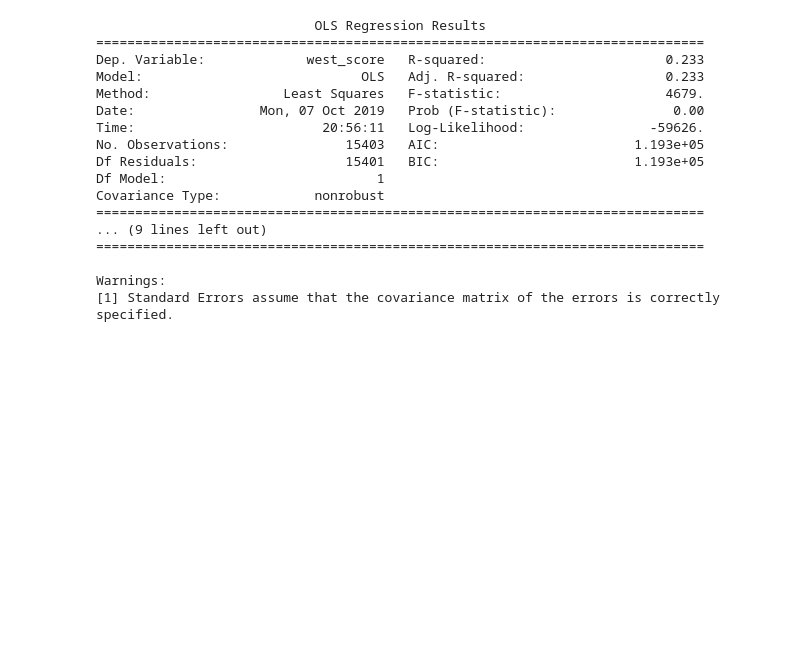
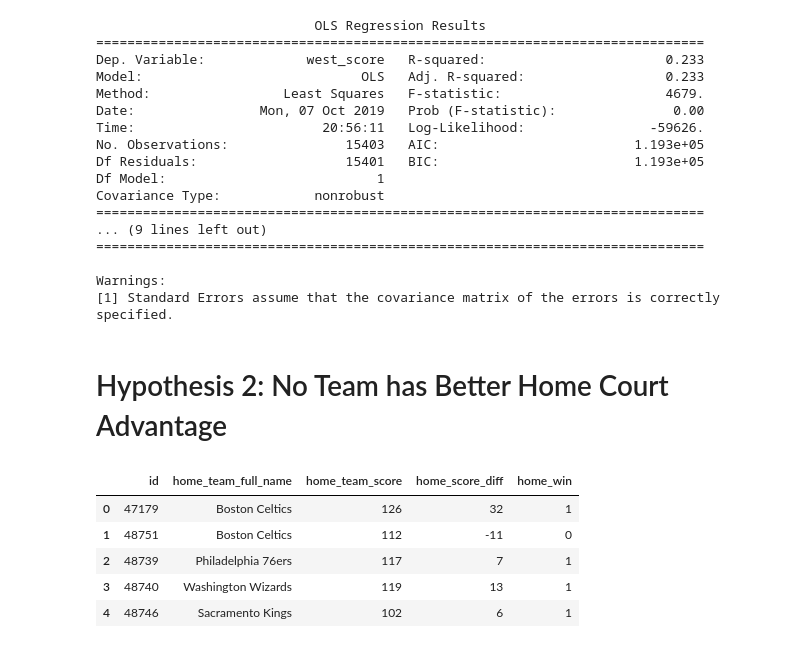
Before and after one commit to sharonk515/NBA_Statistics_Project, a Jupyter notebook: Mod03_Project.ipynb, the cells around one changed output. Saved outputs shown, nothing was run; the diff lists cells and outputs as text; code cells hidden in the pictures; blank space fills up the shorter version.

```diff
--- a/Mod03_Project.ipynb
+++ b/Mod03_Project.ipynb
@@ -149,3 +183,25 @@ Covariance Type:            nonrobust
 
 Warnings:
 [1] Standard Errors assume that the covariance matrix of the errors is correctly specified.
+# %% [markdown]
+# Hypothesis 2: No Team has Better Home Court Advantage
+# %%
+def games_data_home(data):
+
+    data['home_win'] = (data['home_team_score'] > data['visitor_team_score'])*1
+
+    data['home_score_diff'] = data['home_team_score'] - data['visitor_team_score']
+
+    data = data[['id', 'home_team_full_name', 'home_team_score', 'home_score_diff', 'home_win']]
+    return data
+# %%
+games_data_home = games_data_home(games_data)
+# %%
+games_data_home.head()
+# %% [output]
+|  | id | home_team_full_name | home_team_score | home_score_diff | home_win |
+| 0 | 47179 | Boston Celtics | 126 | 32 | 1 |
+| 1 | 48751 | Boston Celtics | 112 | -11 | 0 |
+| 2 | 48739 | Philadelphia 76ers | 117 | 7 | 1 |
+| 3 | 48740 | Washington Wizards | 119 | 13 | 1 |
+| 4 | 48746 | Sacramento Kings | 102 | 6 | 1 |
```
Also changed, not shown: parts of 8 cells of this notebook.
